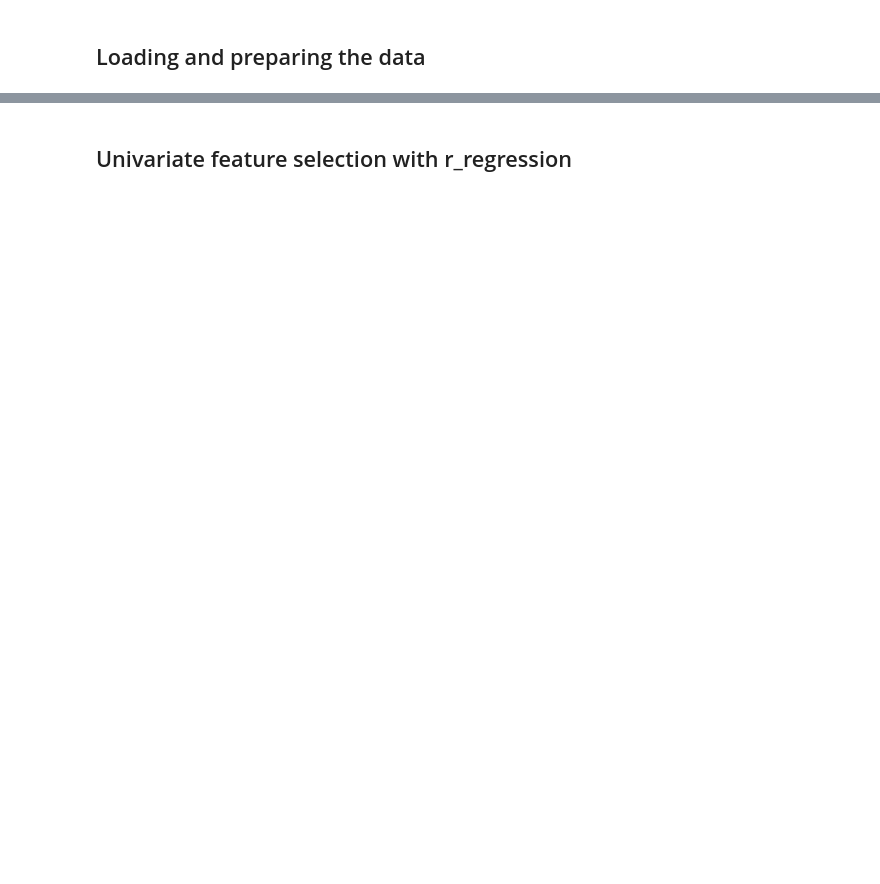
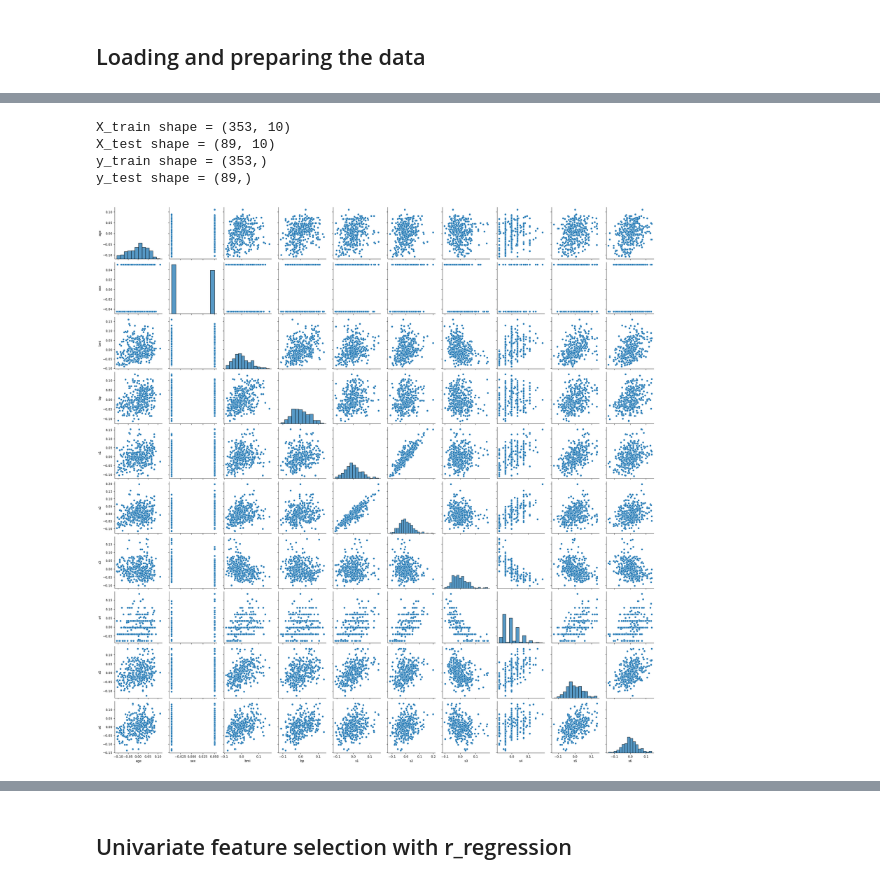
Before and after one commit to DataScienceAndEngineering/hw4p6-Arden-Zhu, a Jupyter notebook: dsei2100s26hw4p6-feature-selection.ipynb, the cells around one changed output, grey strips where cells are left out. Drawn from its saved outputs; the diff is of its cells as text; code cells hidden in the pictures; blank space fills up the shorter version.

```diff
--- a/dsei2100s26hw4p6-feature-selection.ipynb
+++ b/dsei2100s26hw4p6-feature-selection.ipynb
@@ -62,6 +98,22 @@ data = load_diabetes()
 # %%
 # Split the Data into train/testing sets
+X_train, X_test, y_train, y_test = train_test_split(X, y, test_size=.2, random_state=SEED)
 # %%
 # Check the shapes
+print(f"X_train shape = {X_train.shape}")
+print(f"X_test shape = {X_test.shape}")
+print(f"y_train shape = {y_train.shape}")
+print(f"y_test shape = {y_test.shape}")
+# %% [output]
+X_train shape = (353, 10)
+X_test shape = (89, 10)
+y_train shape = (353,)
+y_test shape = (89,)
 # %%
 # Do a pair plot
+df = pd.DataFrame(X_train)
+df.columns = data.feature_names
+sns.pairplot(df)
+plt.show()
+# %% [output]
+[figure, added]
```
Also changed, not shown: parts of 16 cells of this notebook.
